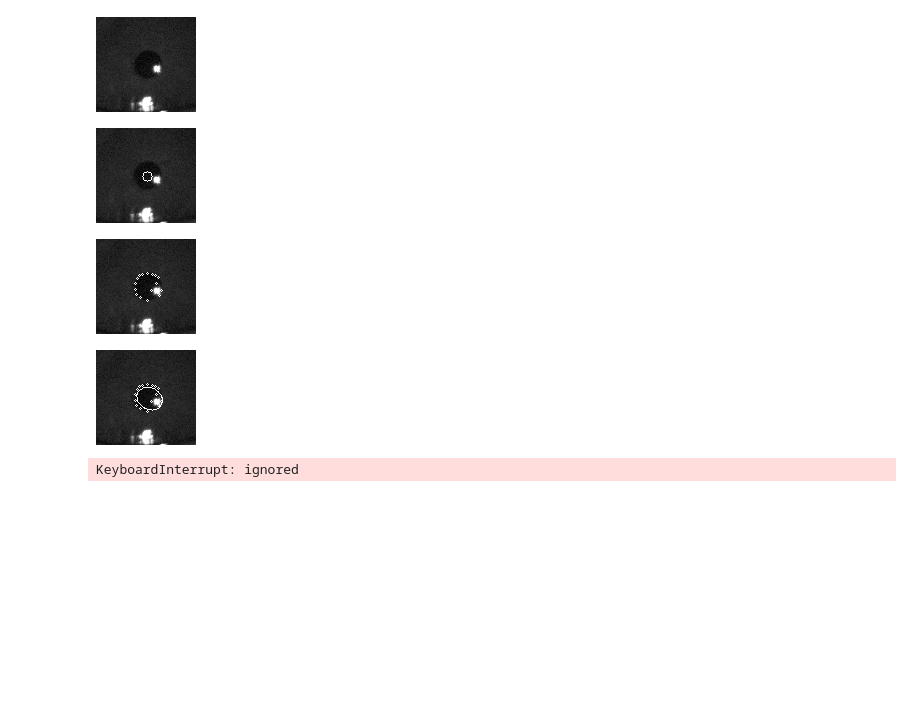
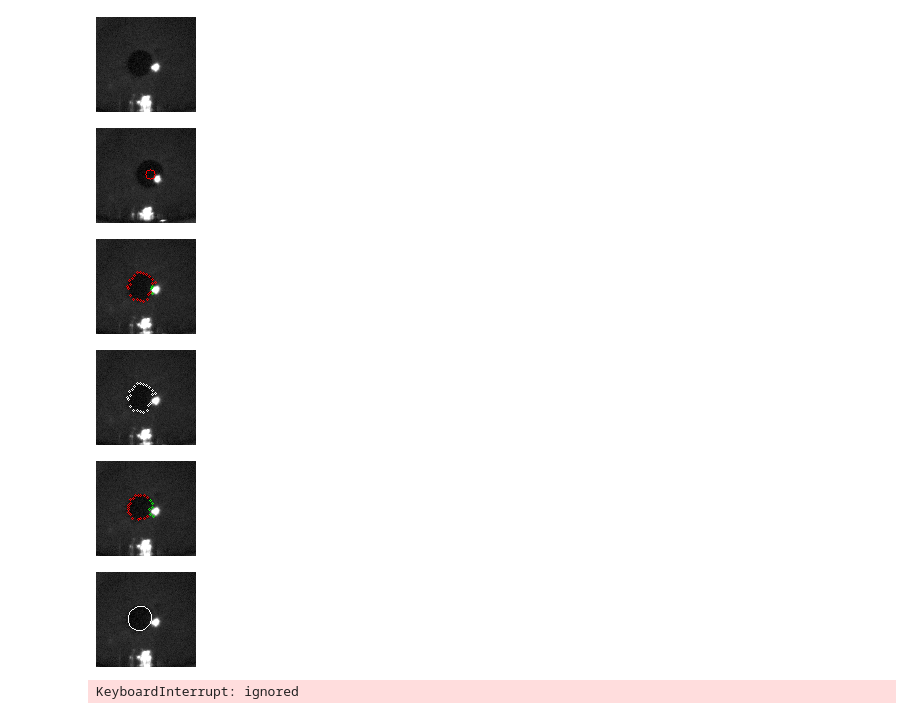
Before and after one commit to JimmyLiu8351/liulabtracking, a Jupyter notebook: eye_test_py.ipynb, the cells around one changed output. Saved outputs shown, nothing was run; the diff lists cells and outputs as text; code cells hidden in the pictures; blank space fills up the shorter version.

Commit message:
Starburst algorithm improvement

```diff
--- a/eye_test_py.ipynb
+++ b/eye_test_py.ipynb
@@ -193,47 +285,45 @@ vidcap = cv2.VideoCapture(file_path)
 # %%
 # reading the frame from video
 
-ret, frame = vidcap.read()
-#for i in range(200):
-#    ret, frame = vidcap.read()
+for i in range(200):
+    ret, frame = vidcap.read()
+
+#ret, frame = vidcap.read()
+
 frame = frame[80:175, 100:200]
 cv2_imshow(frame)
 # %% [output]
 [figure]
 # %%
-# run the estimate
+# eye estimate example
 eye = estimate(frame, [14, 16, 18])
-cv2.circle(frame, eye, 5, (255, 255, 255))
+cv2.circle(frame, eye, 5, (0, 0, 255))
 cv2_imshow(frame)
 # %% [output]
-[figure, old version]
+[figure, new version]
 # %%
+# starburst example
 eye = estimate(frame, [10, 12, 14])
-ctr, dist = starburst(frame, eye)
+contour = starburst(frame, eye)
 
-for point in ctr:
+for point in contour:
     cv2.circle(frame, tuple(point), 1, (255, 255, 255))
 
 cv2_imshow(frame)
 # %% [output]
-[figure, old version]
+[figure, new version]
+[figure, added]
 # %%
+# elippse fitting example
 eye = estimate(frame, [10, 12, 14])
-ctr, dist = starburst(frame, eye)
-std = np.std(dist)
-mean = np.mean(dist)
-processed_ctr = []
-for idx in range(len(ctr)):
-    if mean - std < dist[idx] and dist[idx] < mean + std:
-        processed_ctr.append(ctr[idx])
+contour = starburst(frame, eye)
 
-processed_ctr = np.array(processed_ctr)
-
-fitted_ellipse = cv2.fitEllipse(processed_ctr)
+fitted_ellipse = cv2.fitEllipse(contour)
 cv2.ellipse(frame, fitted_ellipse, (255, 255, 255), 1)
 cv2_imshow(frame)
 # %% [output]
-[figure, old version]
+[figure, new version]
+[figure, added]
 # %%
 progress_bar = tqdm(total=int(vidcap.get(cv2.CAP_PROP_FRAME_COUNT)))
 ret, frame = vidcap.read()
```
Also changed, not shown: parts of 6 cells of this notebook.
